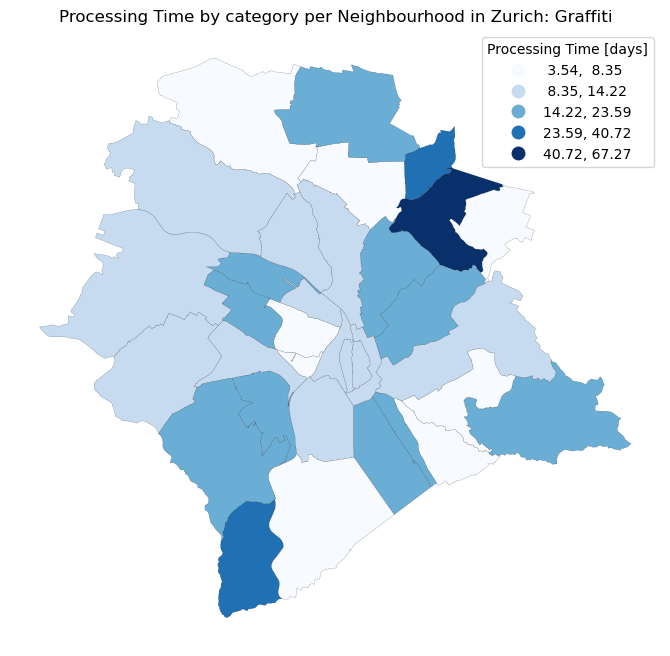
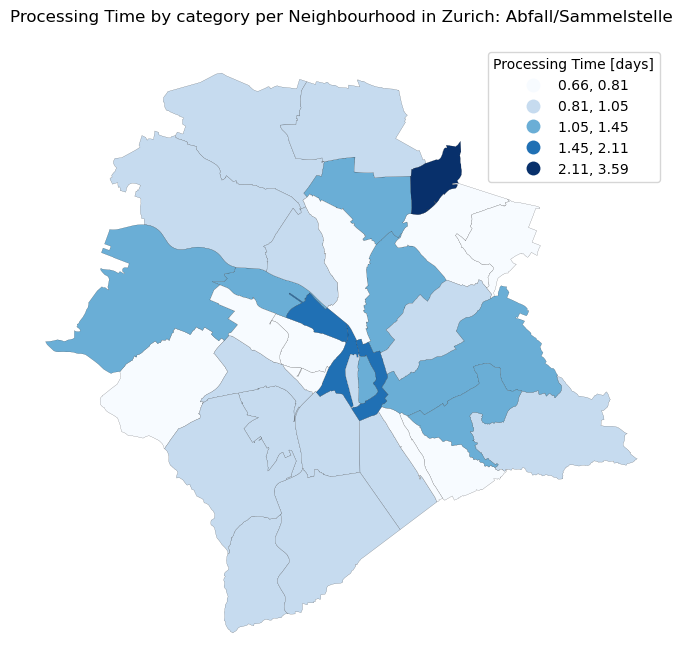
Unified diff of the notebook cell whose output changed from the first chart to the second:
--- before
+++ after
@@ -1,4 +1,5 @@
 #try function
 #load data zwn
+import functions
 import pandas as pd
 raw_zwn = pd.read_csv("../data/raw/zwn_meldungen.csv")
@@ -78,4 +79,5 @@
 zwn_filtred= zwn_with_quartiere[zwn_with_quartiere["status"] =="fixed - council"]
 
+
 def calculate_mean_processing_time(data,categories):
 
@@ -86,8 +88,14 @@
         mean = (filter_category.groupby(["Quartier"])["processing_time"].mean().reset_index())
         mean["processing_time_float"]= mean["processing_time"].dt.total_seconds()/86400 
-        
-        map_df = processed_quartiere.merge(mean, on="Quartier",how="left") 
-        fig, ax = plt.subplots(figsize=(16,8)) 
-        map_df.plot(column="processing_time_float",
+return mean
+calculate_mean_processing_time(zwn_filtred,["Abfall/Sammelstelle"])
+#plot
+#import matplotlib.pyplot as plt
+#verbindet beide Tabellen über Spalte Quartier
+map_df = processed_quartiere.merge(mean, on="Quartier",how="left") #left-->behalte alle Quartiere auch wenn kein Ergebnis existiert
+
+fig, ax = plt.subplots(figsize=(16,8)) # creates empty figure 
+#plot
+map_df.plot(column="processing_time_float",
             scheme = "naturalbreaks",
             edgecolor = "black",
@@ -98,9 +106,7 @@
             legend_kwds={
                 "title": "Processing Time [days]",})
-        ax.set_title(f"Processing Time by category per Neighbourhood in Zurich: {category}")
-        ax.axis("off")
-        plt.show()
-
-calculate_mean_processing_time(zwn_filtred,["Graffiti"])
+ax.set_title("Processing Time per Neighbourhood in Zurich: Abfall/Sammelstelle")
+ax.axis("off")
+plt.show()
 
 

Commit: load populationsize data